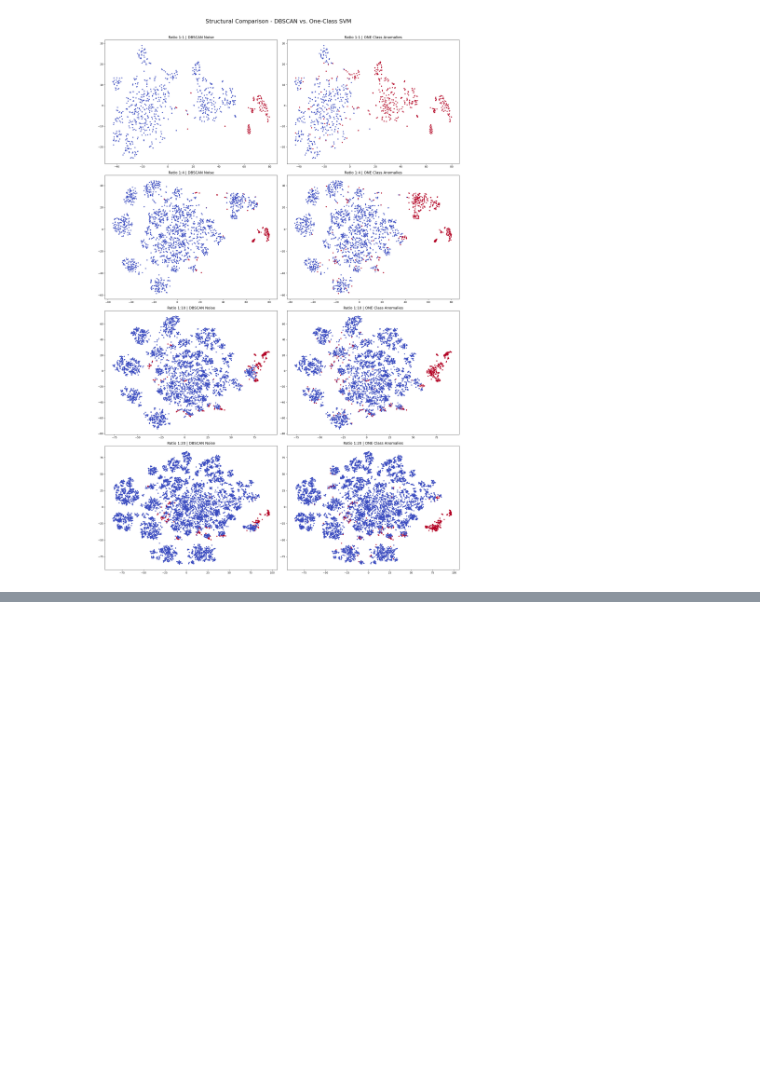
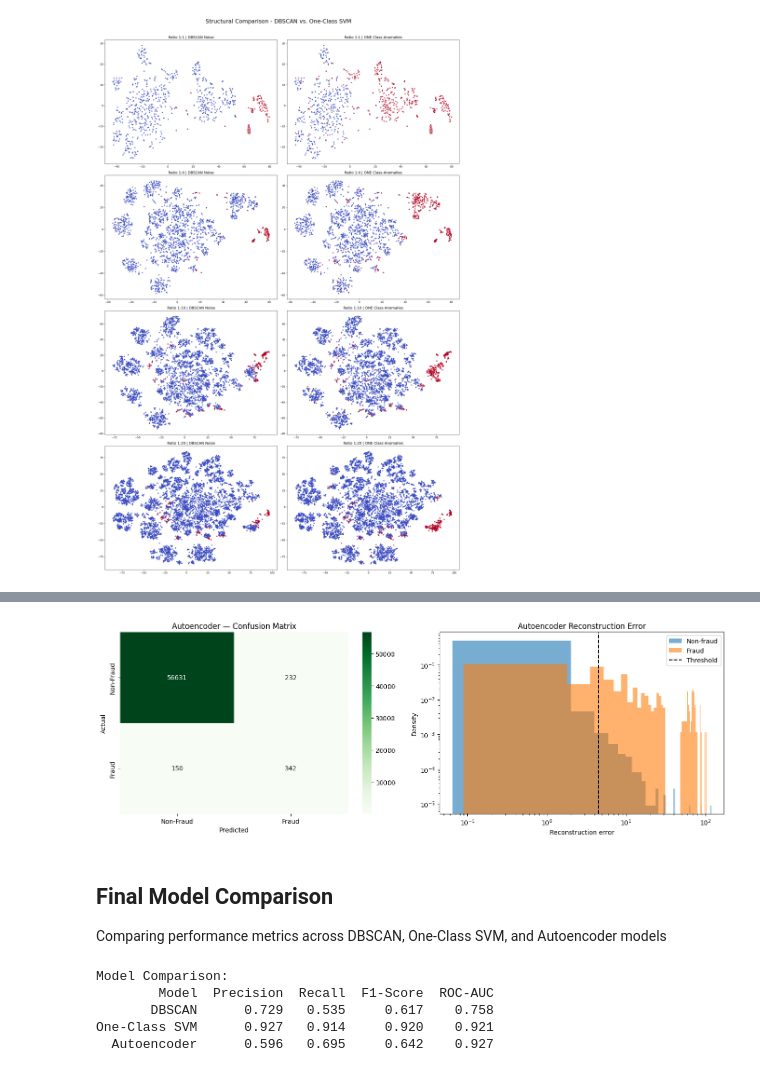
Before and after one commit to 3bd005/Credit-Card-Fraud-Detection, a Jupyter notebook: Fraud_detection.ipynb, the cells around one changed output, grey strips where cells are left out. Drawn from its saved outputs; the diff is of its cells as text; code cells hidden in the pictures; blank space fills up the shorter version.

```diff
--- a/pro.ipynb
+++ b/Fraud_detection.ipynb
@@ -578,0 +810,20 @@ plt.show()
+# %%
+recon = autoencoder.predict(X_eval)                  # replaces the unused recon line
+err = np.mean(np.power(X_eval - recon, 2), axis=1)
+
+thr = np.percentile(err, 99)
+y_pred_ae = (err > thr).astype(int)
+
+precision_ae = precision_score(y_eval, y_pred_ae, zero_division=0)
+recall_ae = recall_score (y_eval, y_pred_ae, zero_division=0)
+f1_ae = f1_score (y_eval, y_pred_ae, zero_division=0)
+roc_ae = roc_auc_score  (y_eval, err)
+accuracy_ae  = (y_pred_ae == y_eval).mean()
+
+print('Autoencoder:')
+print(f'Accuracy : {accuracy_ae:.3f}')
+print(f'Precision : {precision_ae:.3f}')
+print(f'Recall : {recall_ae:.3f}')
+print(f'F1-score : {f1_ae:.3f}')
+print(f'ROC-AUC : {roc_ae:.3f}')
+print(f'Reconstruction err : mean={err.mean():.3f}, threshold={thr:.3f}')
@@ -578,0 +839,42 @@ plt.show()
+# %%
+fig, axes = plt.subplots(1, 2, figsize=(14, 5))
+
+cm_ae = confusion_matrix(y_eval, y_pred_ae)
+sns.heatmap(cm_ae, annot=True, fmt='d', cmap='Greens',
+            xticklabels=['Non-Fraud', 'Fraud'], yticklabels=['Non-Fraud', 'Fraud'],
+            ax=axes[0])
+axes[0].set_title('Autoencoder — Confusion Matrix')
+axes[0].set_xlabel('Predicted'); axes[0].set_ylabel('Actual')
+
+axes[1].hist(err[y_eval == 0], bins=60, alpha=0.6, label='Non-fraud', density=True)
+axes[1].hist(err[y_eval == 1], bins=60, alpha=0.6, label='Fraud',     density=True)
+axes[1].axvline(thr, color='black', linestyle='--', label='Threshold')
+axes[1].set_xscale('log'); axes[1].set_yscale('log')
+axes[1].set_title('Autoencoder Reconstruction Error')
+axes[1].set_xlabel('Reconstruction error'); axes[1].set_ylabel('Density')
+axes[1].legend()
+
+plt.tight_layout()
+plt.show()
+# %% [output]
+[figure, added]
+# %% [markdown]
+## Final Model Comparison
+Comparing performance metrics across DBSCAN, One-Class SVM, and Autoencoder models
+# %%
+results = pd.DataFrame({
+    'Model' : ['DBSCAN', 'One-Class SVM', 'Autoencoder'],
+    'Precision': [float(best_dbscan['precision_fraud']), float(best_ocsvm['precision_fraud']), precision_ae],
+    'Recall' : [float(best_dbscan['recall_fraud']), float(best_ocsvm['recall_fraud']), recall_ae],
+    'F1-Score' : [float(best_dbscan['f1_fraud']),float(best_ocsvm['f1_fraud']), f1_ae],
+    'ROC-AUC' : [float(best_dbscan['roc_auc']),float(best_ocsvm['roc_auc']), roc_ae],
+})
+
+print('\nModel Comparison:')
+print(results.round(3).to_string(index=False))
+# %% [output]
+Model Comparison:
+        Model  Precision  Recall  F1-Score  ROC-AUC
+       DBSCAN      0.729   0.535     0.617    0.758
+One-Class SVM      0.927   0.914     0.920    0.921
+  Autoencoder      0.596   0.695     0.642    0.927
```
Also changed, not shown: parts of 34 cells of this notebook.
